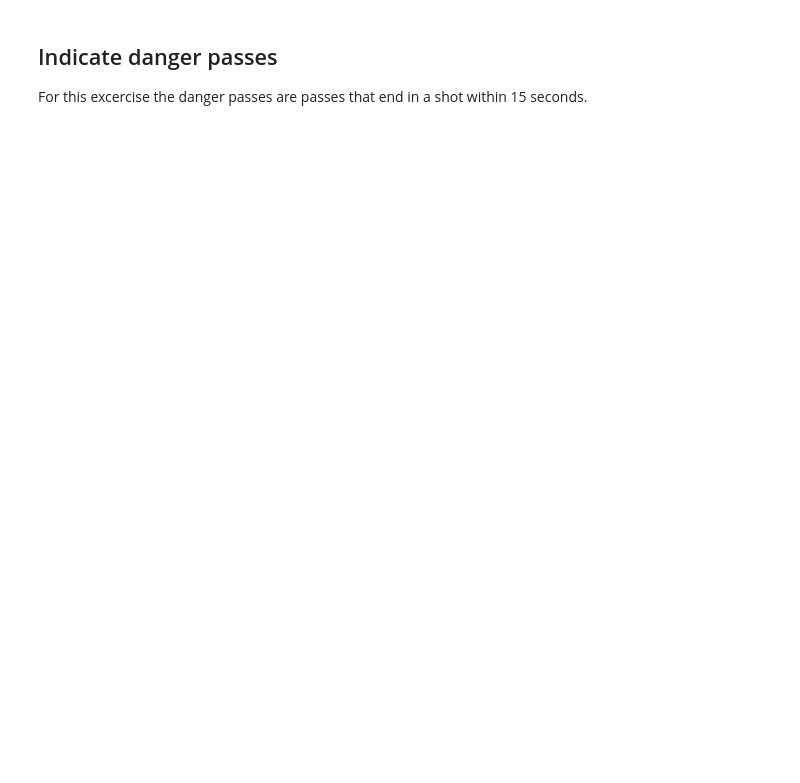
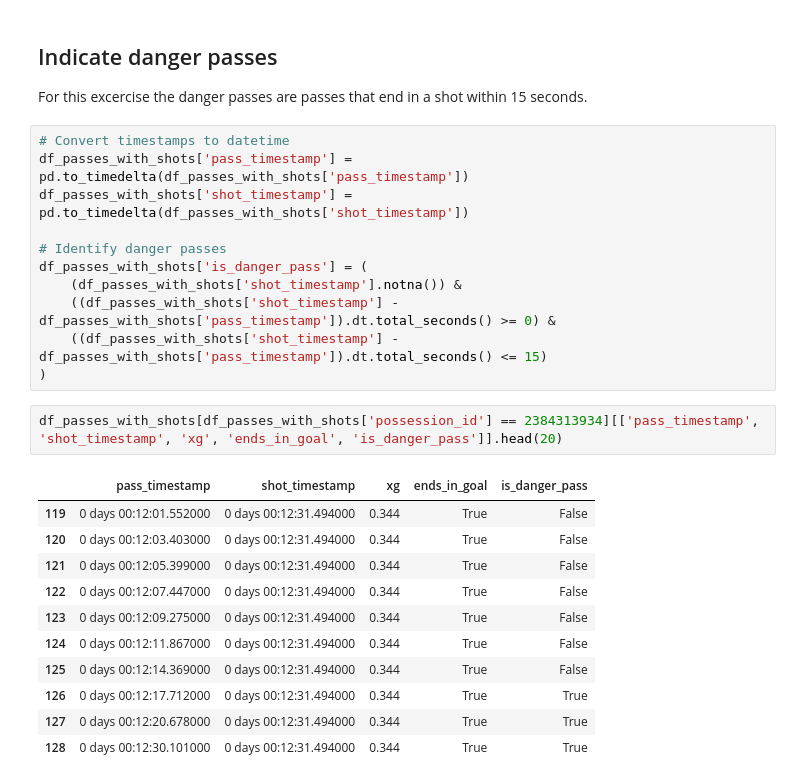
Before and after one commit to MarijnSt/soccermatics-project-2, a Jupyter notebook: notebooks/expected_danger.ipynb, the cells around one changed output. Cells and saved outputs as stored; diff of their text form; blank space fills up the shorter version.

Commit message:
feat: identify danger passes

```diff
--- a/notebooks/expected_danger.ipynb
+++ b/notebooks/expected_danger.ipynb
@@ -424,3 +429,28 @@ df_passes_with_shots[df_passes_with_shots['possession_id'] == 2384313590].head()
 ## Indicate danger passes
 
 For this excercise the danger passes are passes that end in a shot within 15 seconds.
+# %%
+# Convert timestamps to datetime
+df_passes_with_shots['pass_timestamp'] = pd.to_timedelta(df_passes_with_shots['pass_timestamp'])
+df_passes_with_shots['shot_timestamp'] = pd.to_timedelta(df_passes_with_shots['shot_timestamp'])
+
+# Identify danger passes
+df_passes_with_shots['is_danger_pass'] = (
+    (df_passes_with_shots['shot_timestamp'].notna()) &
+    ((df_passes_with_shots['shot_timestamp'] - df_passes_with_shots['pass_timestamp']).dt.total_seconds() >= 0) &
+    ((df_passes_with_shots['shot_timestamp'] - df_passes_with_shots['pass_timestamp']).dt.total_seconds() <= 15)
+)
+# %%
+df_passes_with_shots[df_passes_with_shots['possession_id'] == 2384313934][['pass_timestamp', 'shot_timestamp', 'xg', 'ends_in_goal', 'is_danger_pass']].head(20)
+# %% [output]
+|  | pass_timestamp | shot_timestamp | xg | ends_in_goal | is_danger_pass |
+| 119 | 0 days 00:12:01.552000 | 0 days 00:12:31.494000 | 0.344 | True | False |
+| 120 | 0 days 00:12:03.403000 | 0 days 00:12:31.494000 | 0.344 | True | False |
+| 121 | 0 days 00:12:05.399000 | 0 days 00:12:31.494000 | 0.344 | True | False |
+| 122 | 0 days 00:12:07.447000 | 0 days 00:12:31.494000 | 0.344 | True | False |
+| 123 | 0 days 00:12:09.275000 | 0 days 00:12:31.494000 | 0.344 | True | False |
+| 124 | 0 days 00:12:11.867000 | 0 days 00:12:31.494000 | 0.344 | True | False |
+| 125 | 0 days 00:12:14.369000 | 0 days 00:12:31.494000 | 0.344 | True | False |
+| 126 | 0 days 00:12:17.712000 | 0 days 00:12:31.494000 | 0.344 | True | True |
+| 127 | 0 days 00:12:20.678000 | 0 days 00:12:31.494000 | 0.344 | True | True |
+| 128 | 0 days 00:12:30.101000 | 0 days 00:12:31.494000 | 0.344 | True | True |
```
Also changed, not shown: parts of 3 cells of this notebook.
